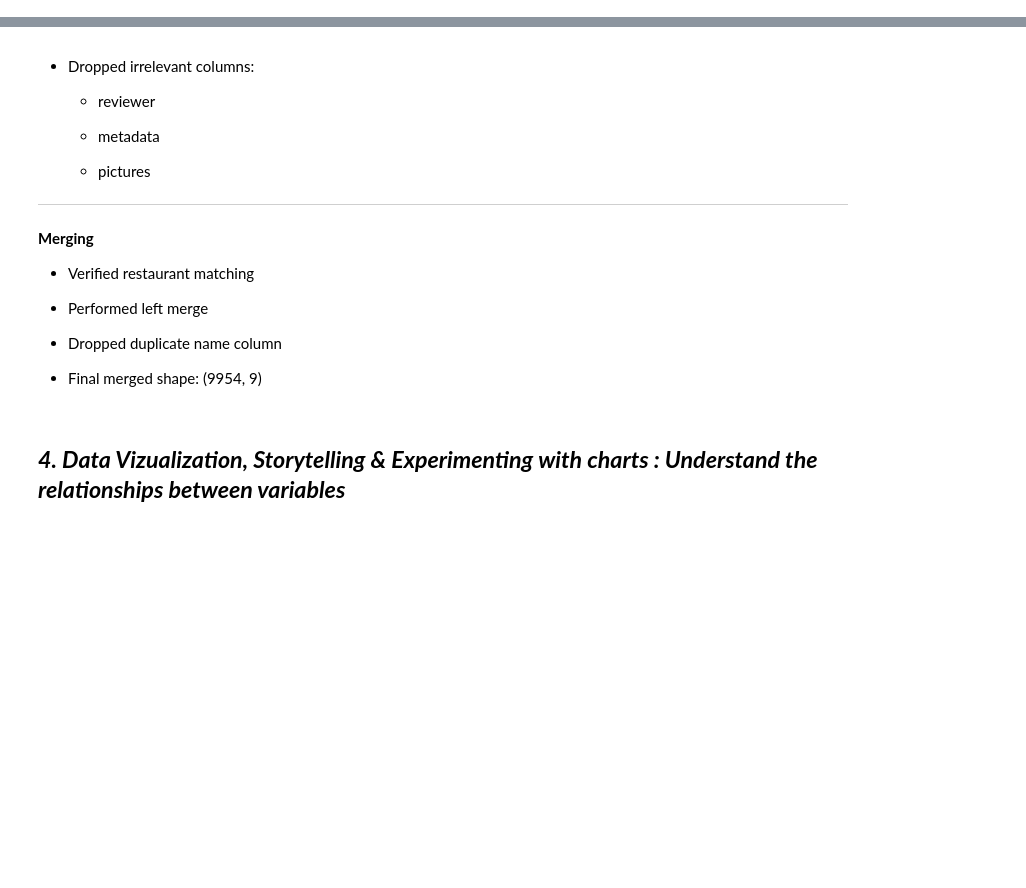
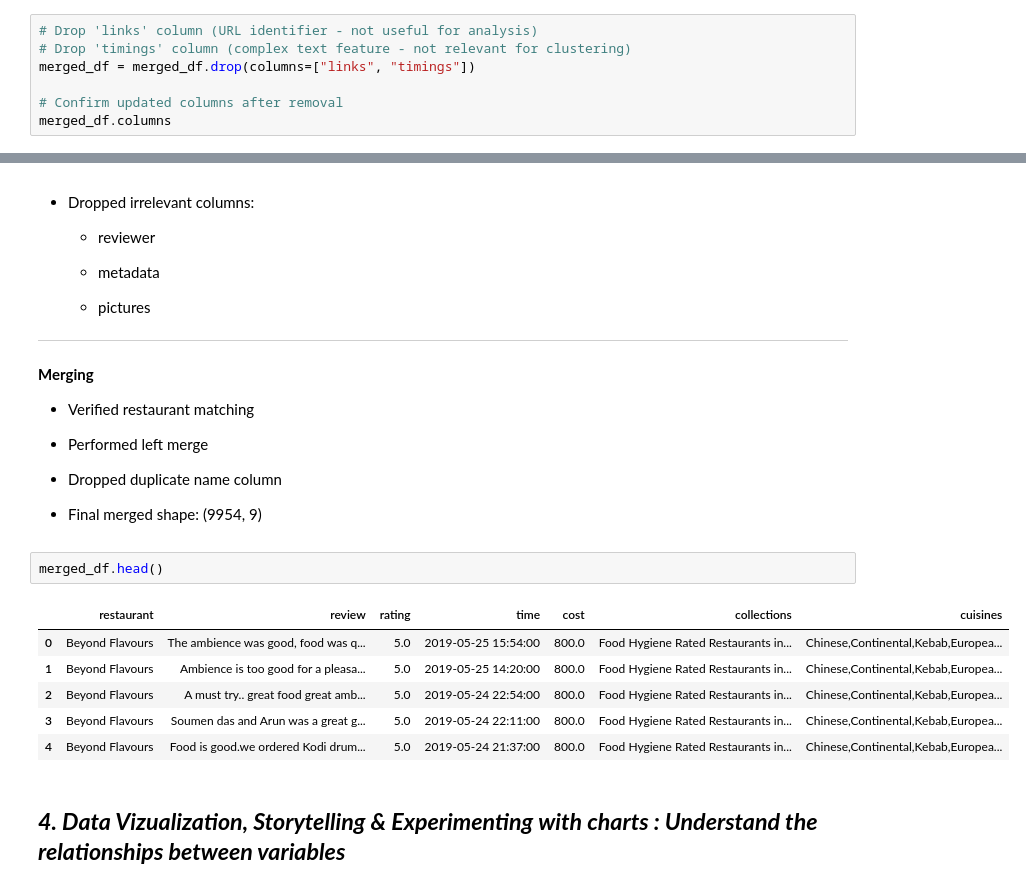
Before and after one commit to Sagarjain93/Machine-Learning-Portfolio, a Jupyter notebook: 03_ML_Practice/Zomato_Restaurant_Clustering/notebook/Sagar_jain_Capstone_Project_Zomato_Restaurant_Clustering.ipynb, the cells around one changed output, grey strips where cells are left out. Saved outputs shown, nothing was run; the diff lists cells and outputs as text; blank space fills up the shorter version.

Commit message:
Drop links and timing column from merged dataset

```diff
--- a/03_ML_Practice/Zomato_Restaurant_Clustering/notebook/Sagar_jain_Capstone_Project_Zomato_Restaurant_Clustering.ipynb
+++ b/03_ML_Practice/Zomato_Restaurant_Clustering/notebook/Sagar_jain_Capstone_Project_Zomato_Restaurant_Clustering.ipynb
@@ -910,0 +912,7 @@ Index(['restaurant', 'review', 'rating', 'time', 'links', 'cost',
+# %%
+# Drop 'links' column (URL identifier - not useful for analysis)
+# Drop 'timings' column (complex text feature - not relevant for clustering)
+merged_df = merged_df.drop(columns=["links", "timings"])
+
+# Confirm updated columns after removal
+merged_df.columns
@@ -962,4 +976,13 @@ Index(['restaurant', 'review', 'rating', 'time', 'links', 'cost',
 *  Final merged shape: (9954, 9)
+# %%
+merged_df.head()
+# %% [output]
+|  | restaurant | review | rating | time | cost | collections | cuisines |
+| 0 | Beyond Flavours | The ambience was good, food was q... | 5.0 | 2019-05-25 15:54:00 | 800.0 | Food Hygiene Rated Restaurants in... | Chinese,Continental,Kebab,Europea... |
+| 1 | Beyond Flavours | Ambience is too good for a pleasa... | 5.0 | 2019-05-25 14:20:00 | 800.0 | Food Hygiene Rated Restaurants in... | Chinese,Continental,Kebab,Europea... |
+| 2 | Beyond Flavours | A must try.. great food great amb... | 5.0 | 2019-05-24 22:54:00 | 800.0 | Food Hygiene Rated Restaurants in... | Chinese,Continental,Kebab,Europea... |
+| 3 | Beyond Flavours | Soumen das and Arun was a great g... | 5.0 | 2019-05-24 22:11:00 | 800.0 | Food Hygiene Rated Restaurants in... | Chinese,Continental,Kebab,Europea... |
+| 4 | Beyond Flavours | Food is good.we ordered Kodi drum... | 5.0 | 2019-05-24 21:37:00 | 800.0 | Food Hygiene Rated Restaurants in... | Chinese,Continental,Kebab,Europea... |
 # %% [markdown]
 ## ***4. Data Vizualization, Storytelling & Experimenting with charts : Understand the relationships between variables***
 # %% [markdown]
```
Also changed, not shown: parts of 7 cells of this notebook.
